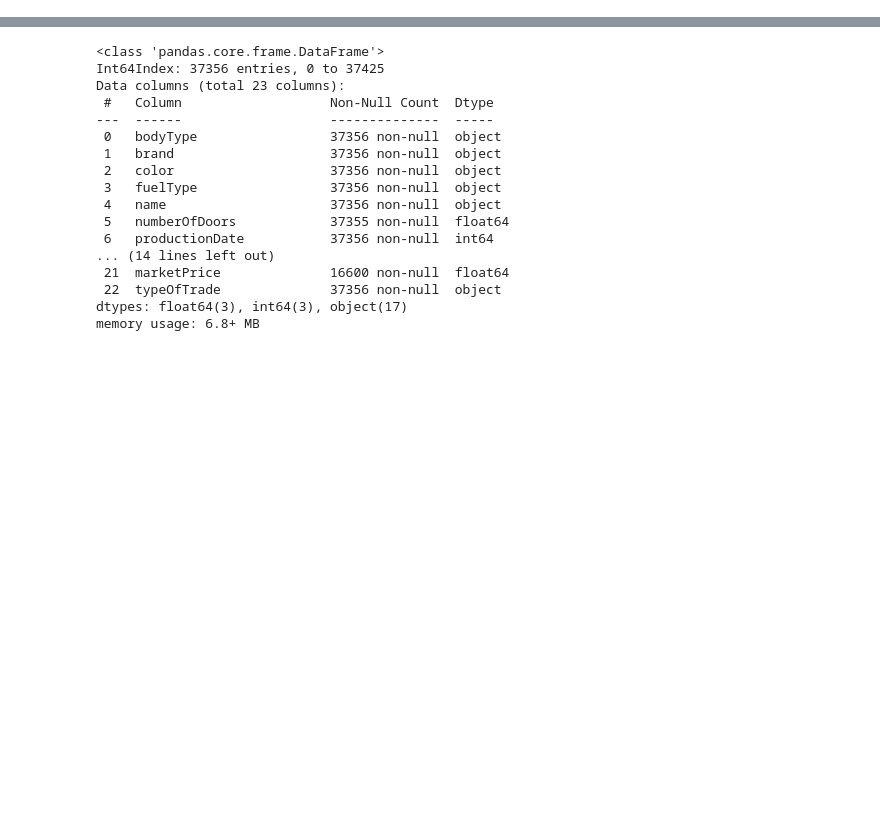
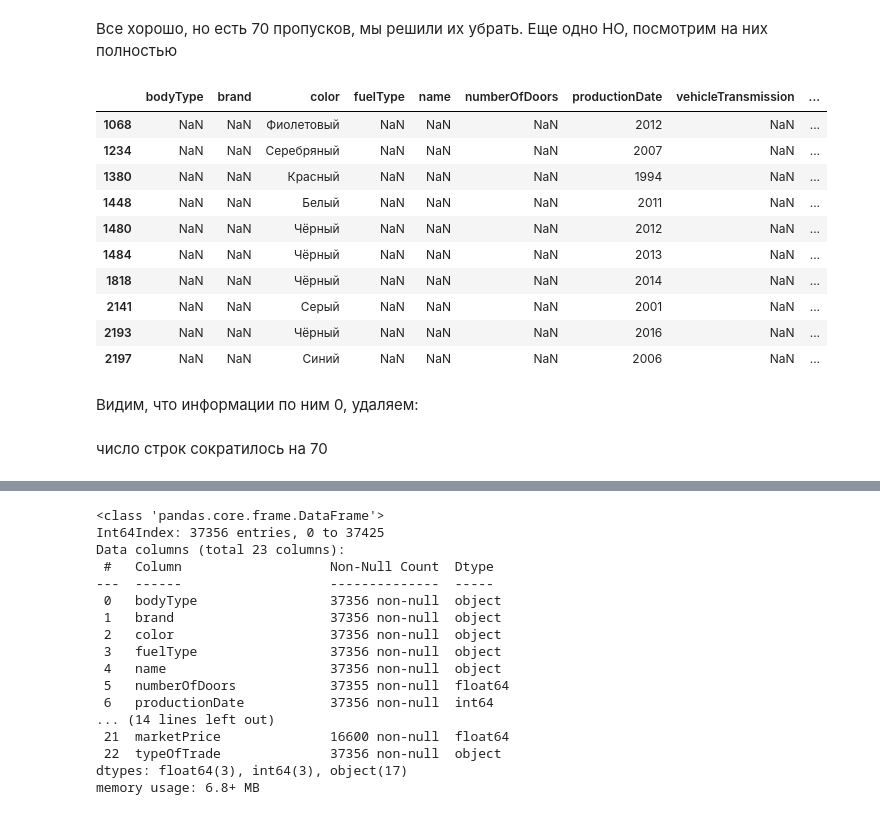
Before and after one commit to yurybikuzin/datascience, a Jupyter notebook: auto/data/Анализ_данных_c_catboost_remote.ipynb, the cells around one changed output, grey strips where cells are left out. Saved outputs shown, nothing was run; the diff lists cells and outputs as text; code cells hidden in the pictures; blank space fills up the shorter version.

```diff
--- a/auto/data/Анализ_данных_c_catboost_remote.ipynb
+++ b/auto/data/Анализ_данных_c_catboost_remote.ipynb
@@ -59,5 +37,0 @@ memory usage: 8.9+ MB
-# %%
-#Имеем 31 колонку и 37426 строчек
-#Посмотрим как данные выглядят и может сразу что то уберем
-pd.set_option('display.max_columns', 40)
-display(train.head(20))
@@ -259,0 +40,4 @@ Name: brand, dtype: int64
+# %%
+orig_df = pd.read_csv(dataset_url, low_memory = False)
+# test = pd.read_csv('test.csv.zip')
+# sample_submission = pd.read_csv('sample_submission.csv')
@@ -259,0 +70,5 @@ Name: brand, dtype: int64
+# %%
+#Имеем 31 колонку и 37426 строчек
+#Посмотрим как данные выглядят и может сразу что то уберем
+pd.set_option('display.max_columns', orig_df.shape[1])
+orig_df.head(20)
@@ -259,0 +97,2 @@ Name: brand, dtype: int64
+# %%
+train = orig_df.copy()
@@ -259,0 +151,19 @@ Name: brand, dtype: int64
+# %% [markdown]
+Все хорошо, но есть 70 пропусков, мы решили их убрать. Еще одно НО, посмотрим на них полностью
+# %%
+temp = train[train.bodyType.isnull()]
+display(temp.head(10))
+# %% [output]
+|  | bodyType | brand | color | fuelType | name | numberOfDoors | productionDate | vehicleTransmission | ... |
+| 1068 | NaN | NaN | Фиолетовый | NaN | NaN | NaN | 2012 | NaN | ... |
+| 1234 | NaN | NaN | Серебряный | NaN | NaN | NaN | 2007 | NaN | ... |
+| 1380 | NaN | NaN | Красный | NaN | NaN | NaN | 1994 | NaN | ... |
+| 1448 | NaN | NaN | Белый | NaN | NaN | NaN | 2011 | NaN | ... |
+| 1480 | NaN | NaN | Чёрный | NaN | NaN | NaN | 2012 | NaN | ... |
+| 1484 | NaN | NaN | Чёрный | NaN | NaN | NaN | 2013 | NaN | ... |
+| 1818 | NaN | NaN | Чёрный | NaN | NaN | NaN | 2014 | NaN | ... |
+| 2141 | NaN | NaN | Серый | NaN | NaN | NaN | 2001 | NaN | ... |
+| 2193 | NaN | NaN | Чёрный | NaN | NaN | NaN | 2016 | NaN | ... |
+| 2197 | NaN | NaN | Синий | NaN | NaN | NaN | 2006 | NaN | ... |
+# %% [markdown]
+Видим, что информации по ним 0, удаляем:
@@ -259,0 +172,2 @@ Name: brand, dtype: int64
+# %% [markdown]
+число строк сократилось на 70
```
Also changed, not shown: parts of 143 cells of this notebook, 10 other files.
